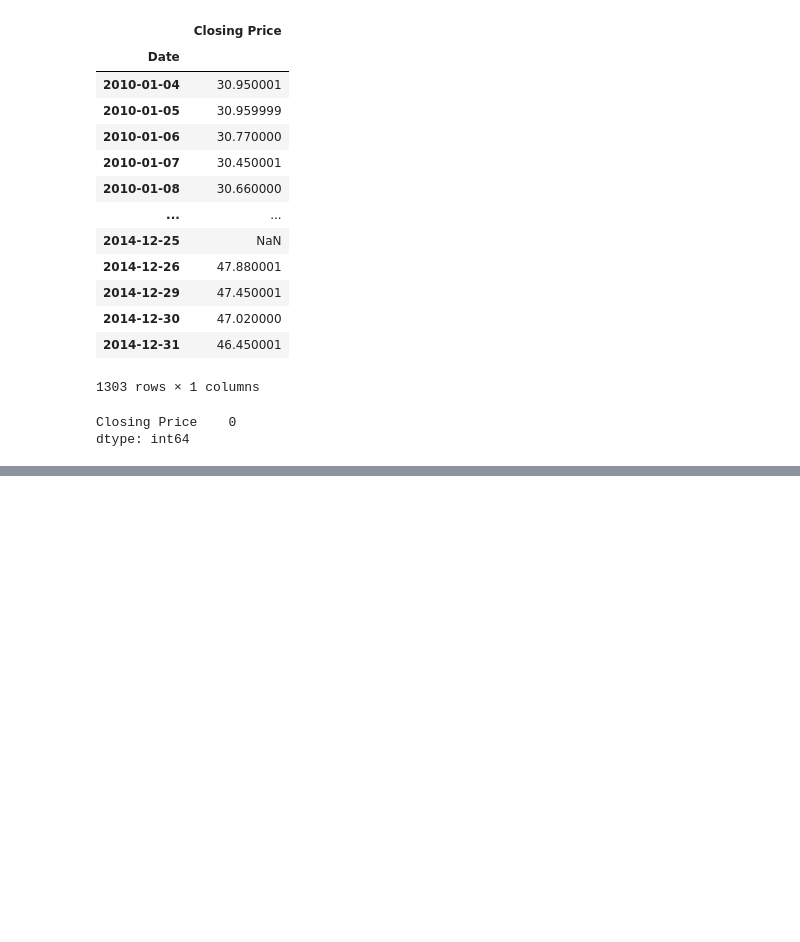
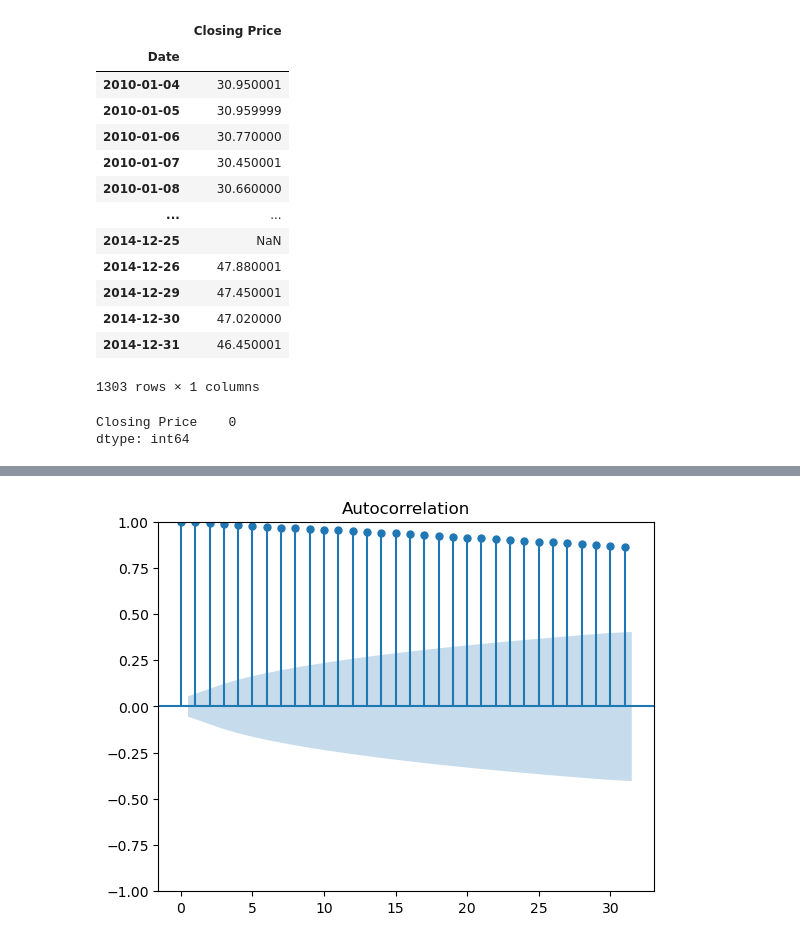
Before and after one commit to sof2401/Data-Visualization, a Jupyter notebook: Time Series EDA (Practice).ipynb, the cells around one changed output, grey strips where cells are left out. Saved outputs shown, nothing was run; the diff lists cells and outputs as text; code cells hidden in the pictures; blank space fills up the shorter version.

```diff
--- a/Time Series EDA (Practice).ipynb
+++ b/Time Series EDA (Practice).ipynb
@@ -68,0 +101,6 @@ dtype: int64
+# %%
+#6) Check for autocorrelation with an ACF plot.
+
+fig = tsa.graphics.plot_acf(df)
+# %% [output]
+[figure, added]
```
Also changed, not shown: parts of 4 cells of this notebook.
